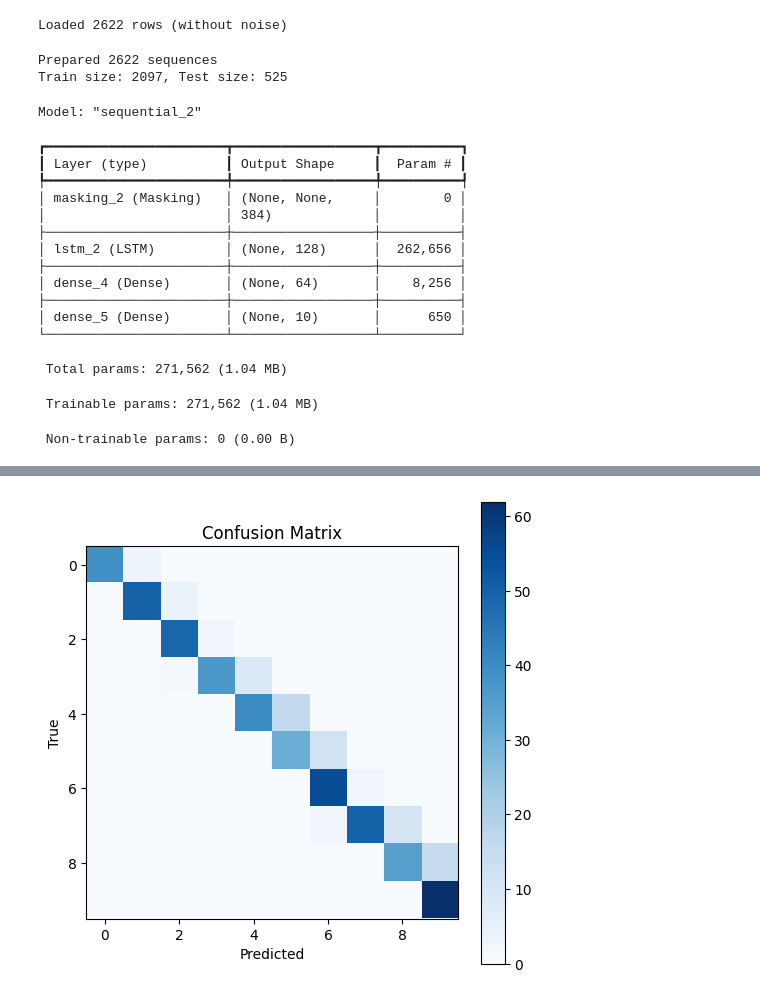
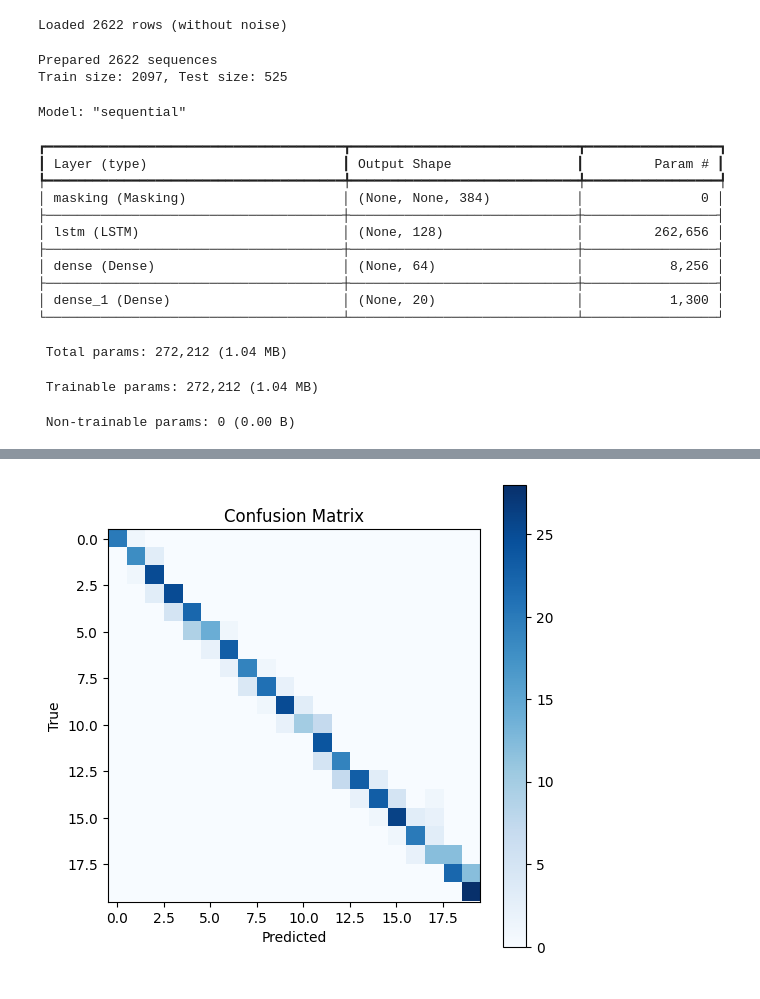
Before and after one commit to Biswashreya/Speech-Completition-Prediction, a Jupyter notebook: python/regressor_training/LSTM.ipynb, the cells around one changed output, grey strips where cells are left out. Drawn from its saved outputs; the diff is of its cells as text; code cells hidden in the pictures.

```diff
--- a/python/regressor_training/LSTM.ipynb
+++ b/python/regressor_training/LSTM.ipynb
@@ -14,7 +14,7 @@ from tensorflow.keras.preprocessing.sequence import pad_sequences
 
 # Params
 INPUT_PATH = "./progress_added.csv"
-NUM_CLASSES = 10   # progress bins: 0 to 4
+NUM_CLASSES = 20   # progress bins: 0 to n-1
 EMBED_DIM = 384   # MiniLM embedding size
 
 # Load data
@@ -99,20 +99,19 @@ plt.show()
 Loaded 2622 rows (without noise)
 Prepared 2622 sequences
 Train size: 2097, Test size: 525
-Model: "sequential_2"
+Model: "sequential"
-┏━━━━━━━━━━━━━━━━━━━━━━━┳━━━━━━━━━━━━━━━━━━┳━━━━━━━━━━┓
-┃ Layer (type)          ┃ Output Shape     ┃  Param # ┃
-┡━━━━━━━━━━━━━━━━━━━━━━━╇━━━━━━━━━━━━━━━━━━╇━━━━━━━━━━┩
-│ masking_2 (Masking)   │ (None, None,     │        0 │
-│                       │ 384)             │          │
-├───────────────────────┼──────────────────┼──────────┤
-│ lstm_2 (LSTM)         │ (None, 128)      │  262,656 │
-├───────────────────────┼──────────────────┼──────────┤
-│ dense_4 (Dense)       │ (None, 64)       │    8,256 │
-├───────────────────────┼──────────────────┼──────────┤
-│ dense_5 (Dense)       │ (None, 10)       │      650 │
-└───────────────────────┴──────────────────┴──────────┘
+┏━━━━━━━━━━━━━━━━━━━━━━━━━━━━━━━━━━━━━━┳━━━━━━━━━━━━━━━━━━━━━━━━━━━━━┳━━━━━━━━━━━━━━━━━┓
+┃ Layer (type)                         ┃ Output Shape                ┃         Param # ┃
+┡━━━━━━━━━━━━━━━━━━━━━━━━━━━━━━━━━━━━━━╇━━━━━━━━━━━━━━━━━━━━━━━━━━━━━╇━━━━━━━━━━━━━━━━━┩
+│ masking (Masking)                    │ (None, None, 384)           │               0 │
+├──────────────────────────────────────┼─────────────────────────────┼─────────────────┤
+│ lstm (LSTM)                          │ (None, 128)                 │         262,656 │
+├──────────────────────────────────────┼─────────────────────────────┼─────────────────┤
+│ dense (Dense)                        │ (None, 64)                  │           8,256 │
+├──────────────────────────────────────┼─────────────────────────────┼─────────────────┤
+│ dense_1 (Dense)                      │ (None, 20)                  │           1,300 │
+└──────────────────────────────────────┴─────────────────────────────┴─────────────────┘
- Total params: 271,562 (1.04 MB)
+ Total params: 272,212 (1.04 MB)
- Trainable params: 271,562 (1.04 MB)
+ Trainable params: 272,212 (1.04 MB)
  Non-trainable params: 0 (0.00 B)
 Epoch 1/10
@@ -135 +134 @@ weighted avg       0.86      0.85      0.85       525
-[figure, old version]
+[figure, new version]
```
Also changed, not shown: parts of 1 cell of this notebook, 1 other file.
